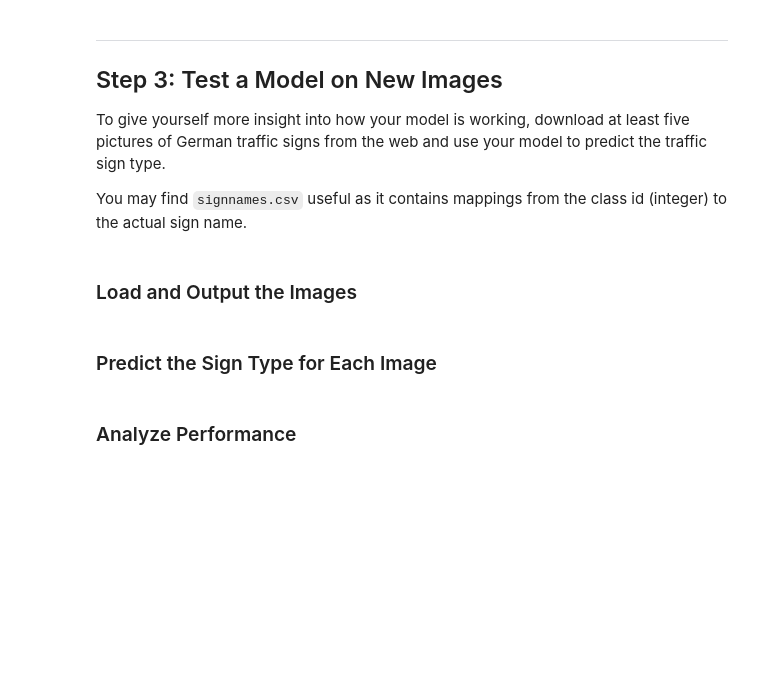
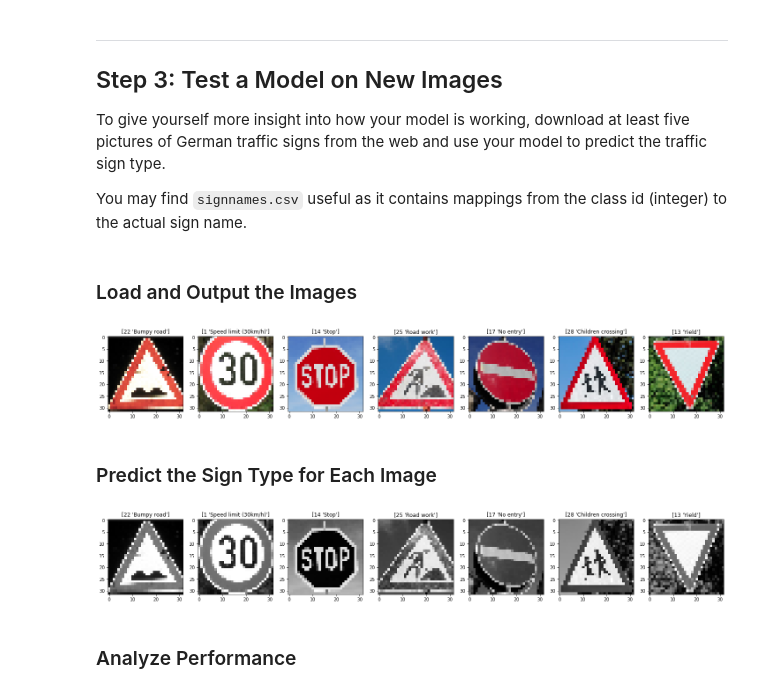
Before and after one commit to zhoujh30/CarND-Traffic-Sign-Classifier-Project, a Jupyter notebook: Traffic_Sign_Classifier.ipynb, the cells around one changed output. Cells and saved outputs as stored; diff of their text form; code cells hidden in the pictures; blank space fills up the shorter version.

Commit message:
Add new signs and update notebook

```diff
--- a/Traffic_Sign_Classifier.ipynb
+++ b/Traffic_Sign_Classifier.ipynb
@@ -161,12 +159,9 @@ def grayScale(img):
 #     return grayScaleImage
 
 def normalize(img):
-#     a = -0.5
-#     b = 0.5
-#     minimum = 0
-#     maximum = 255
-#     return a + ((img - minimum) * (b - a)) / (maximum - minimum)
-    return (img - 128)  / 128
+    minimum = 0
+    maximum = 255
+    return 0.5 + (img - minimum)  / (maximum - minimum)
 
 def preprocess(imgs):
     ret_array = []
@@ -342,8 +350,55 @@ You may find `signnames.csv` useful as it contains mappings from the class id (i
+# %%
+### Load the images and plot them here.
+### Feel free to use as many code cells as needed.
+
+import glob
+import pandas as pd
+
+new_signs = []
+labels = []
+
+def signNames():
+    return pd.read_csv('./signnames.csv').values
+
+files = glob.glob('New_German_Traffic_Signs/*.jpg')
+sign_names = signNames()
+
+for file in files:
+    # get label from file, first 2 digits of filename
+    try:
+        label = int(file.split('/')[-1][:2])
+    except ValueError:
+        pass
+    labels.append(label)
+    img =  cv2.cvtColor(cv2.imread(file), cv2.COLOR_BGR2RGB)
+    resized_image = cv2.resize(img, (32, 32))
+    new_signs.append(resized_image)
+
+def draw_images(data, images_per_line=7, squeeze=False, cmap=None):
+    for offset in range(0, len(data), images_per_line):
+        batch = data[offset:offset + images_per_line]
+        fig = plt.figure(figsize = (25,5))
+        for i in range(len(batch)):
+            axis = fig.add_subplot(1, len(batch), i + 1)
+            axis.set_title(sign_names[labels[offset+i]])
+            image = batch[i]
+            if squeeze: image = image.squeeze()
+            if cmap == None: axis.imshow(image)
+            else: axis.imshow(image.squeeze(), cmap=cmap)
+        plt.show()
+
+draw_images(new_signs)
+# %% [output]
+[figure, added]
 # %% [markdown]
 ### Predict the Sign Type for Each Image
 # %%
 ### Run the predictions here and use the model to output the prediction for each image.
 ### Make sure to pre-process the images with the same pre-processing pipeline used earlier.
 ### Feel free to use as many code cells as needed.
+new_signs2 = preprocess(new_signs)
+draw_images(new_signs2, squeeze=True, cmap='gray')
+# %% [output]
+[figure, added]
 # %% [markdown]
 ### Analyze Performance
```
Also changed, not shown: parts of 9 cells of this notebook, 12 other files.
